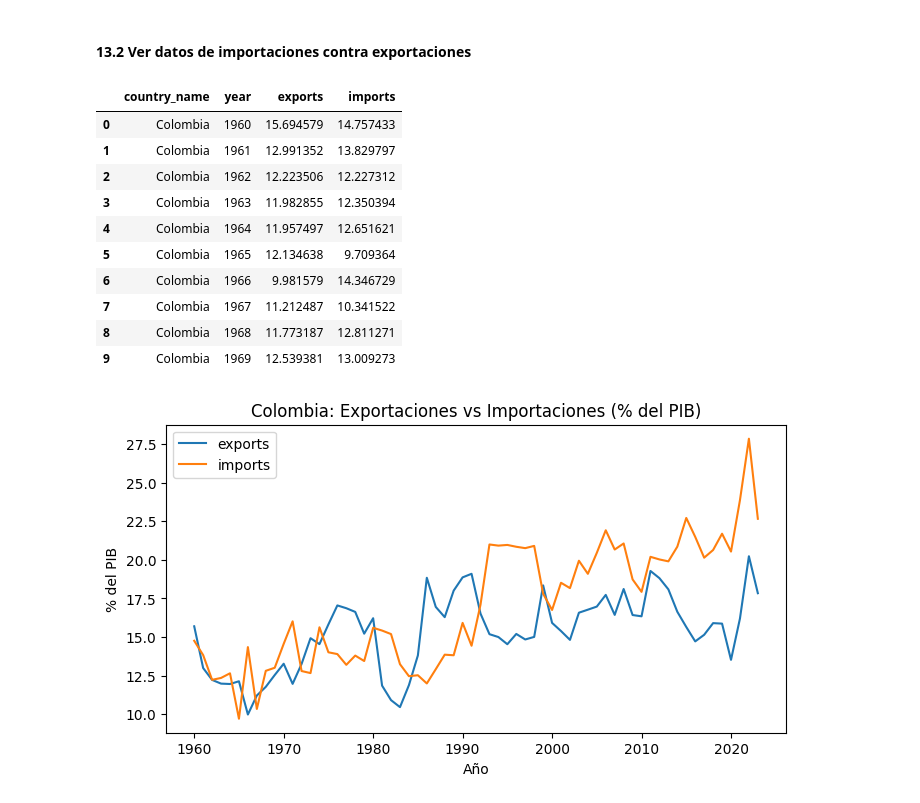
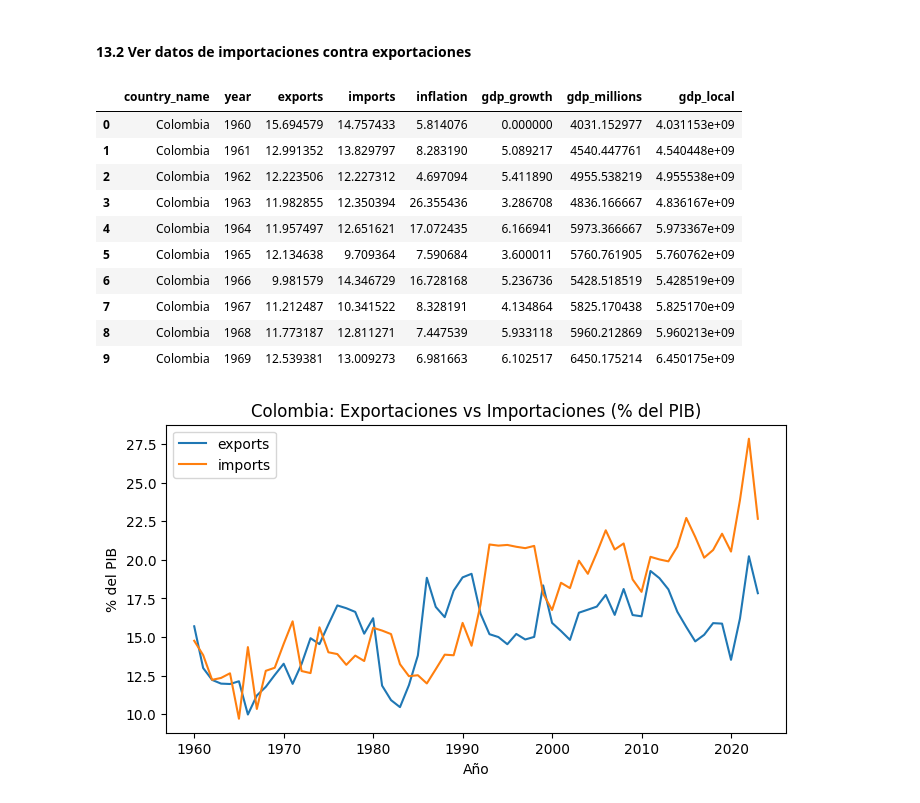
Before and after one commit to JuanesMedCol/integrated5, a Jupyter notebook: run.ipynb, the cells around one changed output. Cells and saved outputs as stored; diff of their text form; code cells hidden in the pictures.

```diff
--- a/run.ipynb
+++ b/run.ipynb
@@ -991,33 +853,37 @@ df.head(10)
 # %%
 import pandas as pd
 
 query = """
 SELECT
   g.country_name,
   f.year,
-  AVG(CASE WHEN f.indicator_code = 'NE.EXP.GNFS.ZS' THEN f.value END) AS exports,
-  AVG(CASE WHEN f.indicator_code = 'NE.IMP.GNFS.ZS' THEN f.value END) AS imports
+  AVG(CASE WHEN f.indicator_code = 'EXPORTACIONES' THEN f.value END) AS exports,
+  AVG(CASE WHEN f.indicator_code = 'IMPORTACIONES' THEN f.value END) AS imports,
+  AVG(CASE WHEN f.indicator_code = 'INFLACION' THEN f.value END) AS inflation,
+  AVG(CASE WHEN f.indicator_code = 'CRECIMIENTO_ANUAL' THEN f.value END) AS gdp_growth,
+  AVG(CASE WHEN f.indicator_code = 'PIB_MILLONES' THEN f.value END) AS gdp_millions,
+  AVG(CASE WHEN f.indicator_code = 'PIB_MONEDALOCAL' THEN f.value END) AS gdp_local
 FROM fact_indicators f
 JOIN dim_geo g ON f.country_code = g.country_code
 WHERE g.is_aggregate = 0
   AND g.country_name = 'Colombia'
 GROUP BY g.country_name, f.year
 ORDER BY f.year;
 """
 df = pd.read_sql_query(query, conn)
 df.head(10)
 # %% [output]
-|  | country_name | year | exports | imports |
-| 0 | Colombia | 1960 | 15.694579 | 14.757433 |
-| 1 | Colombia | 1961 | 12.991352 | 13.829797 |
-| 2 | Colombia | 1962 | 12.223506 | 12.227312 |
-| 3 | Colombia | 1963 | 11.982855 | 12.350394 |
-| 4 | Colombia | 1964 | 11.957497 | 12.651621 |
-| 5 | Colombia | 1965 | 12.134638 | 9.709364 |
-| 6 | Colombia | 1966 | 9.981579 | 14.346729 |
-| 7 | Colombia | 1967 | 11.212487 | 10.341522 |
-| 8 | Colombia | 1968 | 11.773187 | 12.811271 |
-| 9 | Colombia | 1969 | 12.539381 | 13.009273 |
+|  | country_name | year | exports | imports | inflation | gdp_growth | gdp_millions | gdp_local |
+| 0 | Colombia | 1960 | 15.694579 | 14.757433 | 5.814076 | 0.000000 | 4031.152977 | 4.031153e+09 |
+| 1 | Colombia | 1961 | 12.991352 | 13.829797 | 8.283190 | 5.089217 | 4540.447761 | 4.540448e+09 |
+| 2 | Colombia | 1962 | 12.223506 | 12.227312 | 4.697094 | 5.411890 | 4955.538219 | 4.955538e+09 |
+| 3 | Colombia | 1963 | 11.982855 | 12.350394 | 26.355436 | 3.286708 | 4836.166667 | 4.836167e+09 |
+| 4 | Colombia | 1964 | 11.957497 | 12.651621 | 17.072435 | 6.166941 | 5973.366667 | 5.973367e+09 |
+| 5 | Colombia | 1965 | 12.134638 | 9.709364 | 7.590684 | 3.600011 | 5760.761905 | 5.760762e+09 |
+| 6 | Colombia | 1966 | 9.981579 | 14.346729 | 16.728168 | 5.236736 | 5428.518519 | 5.428519e+09 |
+| 7 | Colombia | 1967 | 11.212487 | 10.341522 | 8.328191 | 4.134864 | 5825.170438 | 5.825170e+09 |
+| 8 | Colombia | 1968 | 11.773187 | 12.811271 | 7.447539 | 5.933118 | 5960.212869 | 5.960213e+09 |
+| 9 | Colombia | 1969 | 12.539381 | 13.009273 | 6.981663 | 6.102517 | 6450.175214 | 6.450175e+09 |
 # %%
 import matplotlib.pyplot as plt
 
```
Also changed, not shown: parts of 30 cells of this notebook, 9 other files.
